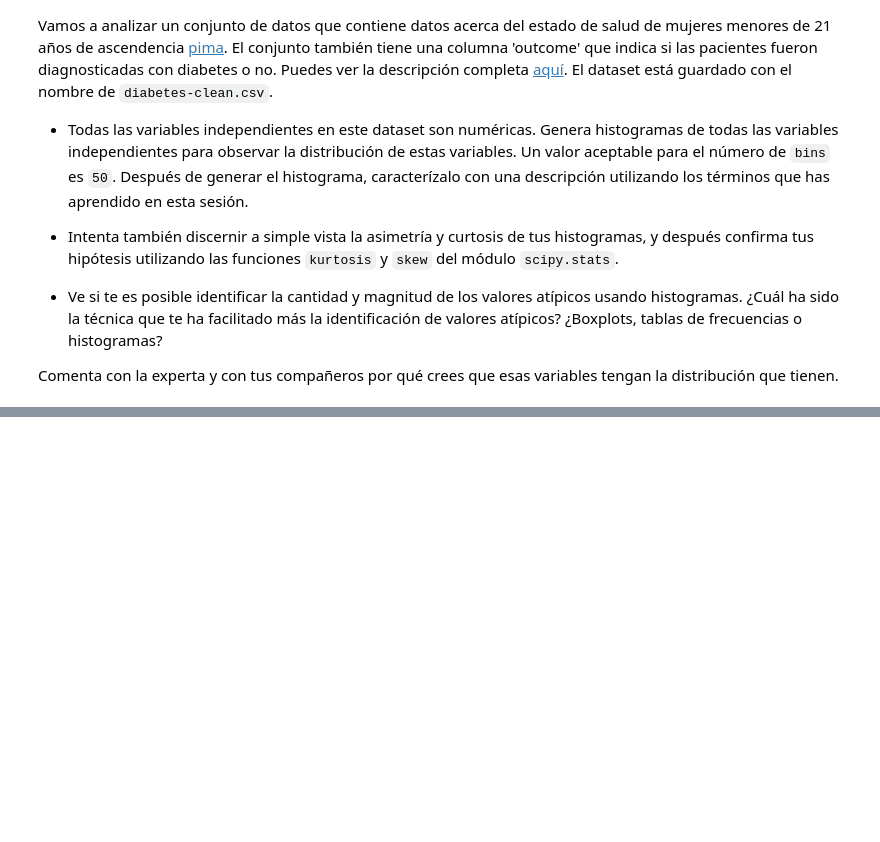
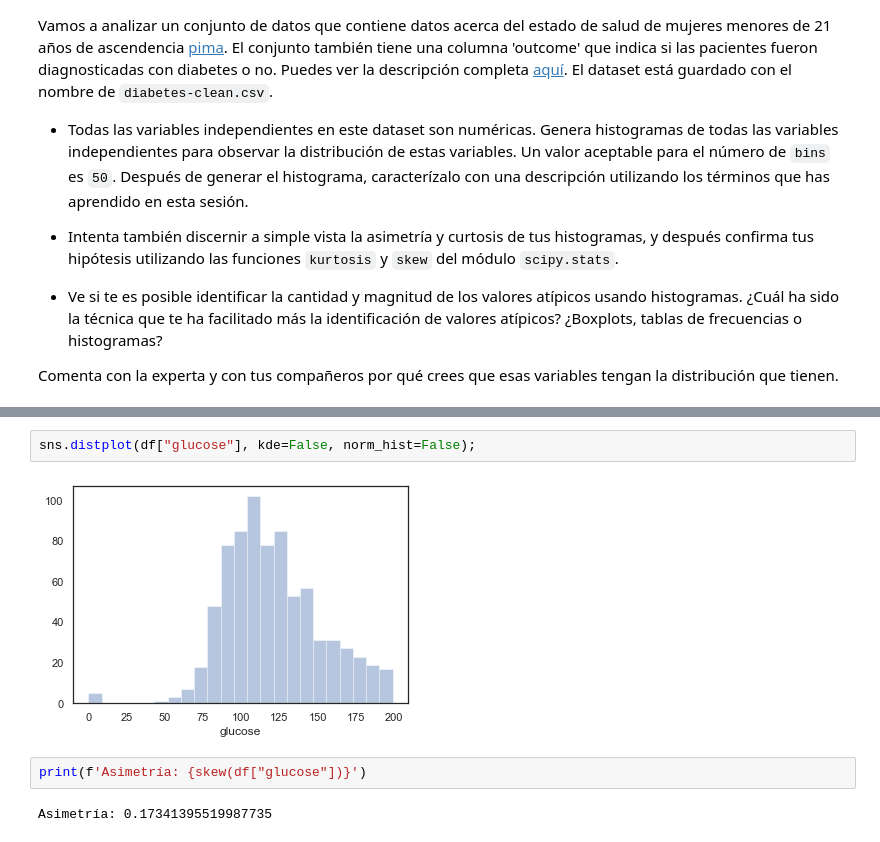
Before and after one commit to luislerma5593/Data_Analysis, a Jupyter notebook: 4. Análisis de datos con Python/2. Introducción a la visualización de datos Distribuciones/Reto-03/describiendo_histogramas.ipynb, the cells around one changed output, grey strips where cells are left out. Drawn from its saved outputs; the diff is of its cells as text; blank space fills up the shorter version.

```diff
--- a/4. Análisis de datos con Python/2. Introducción a la visualización de datos Distribuciones/Reto-03/describiendo_histogramas.ipynb
+++ b/4. Análisis de datos con Python/2. Introducción a la visualización de datos Distribuciones/Reto-03/describiendo_histogramas.ipynb
@@ -21,0 +47,8 @@ Comenta con la experta y con tus compañeros por qué crees que esas variables t
+# %%
+sns.distplot(df["glucose"], kde=False, norm_hist=False);
+# %% [output]
+[figure, added]
+# %%
+print(f'Asimetría: {skew(df["glucose"])}')
+# %% [output]
+Asimetría: 0.17341395519987735
```
Also changed, not shown: parts of 6 cells of this notebook, 6 other files.
